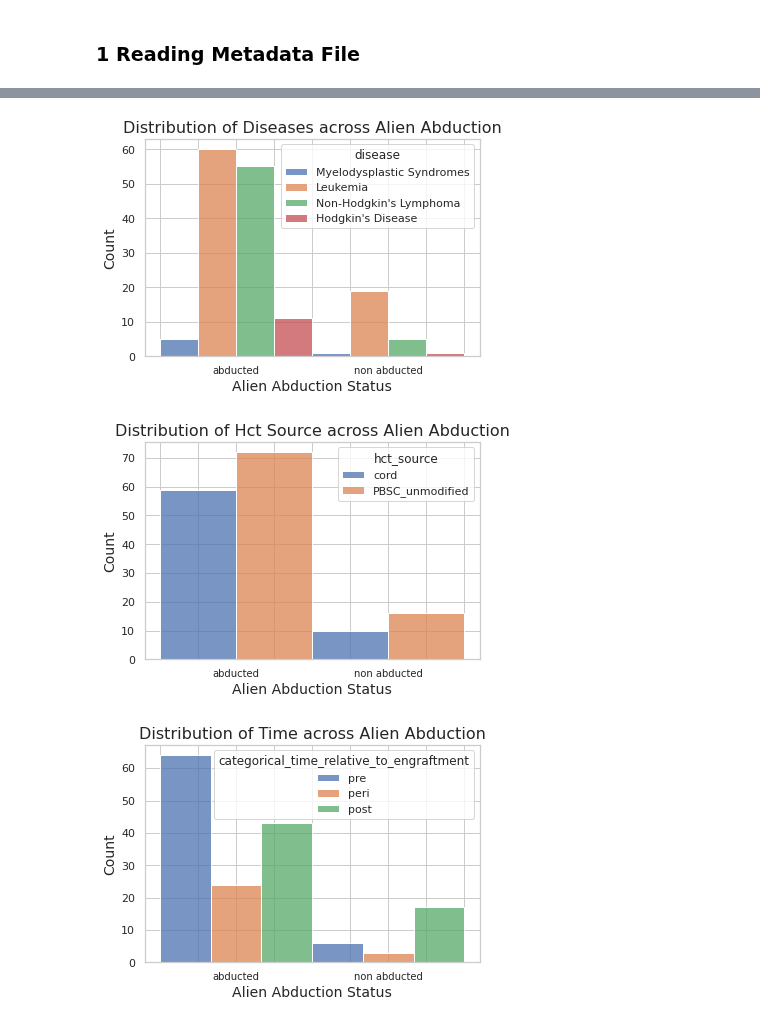
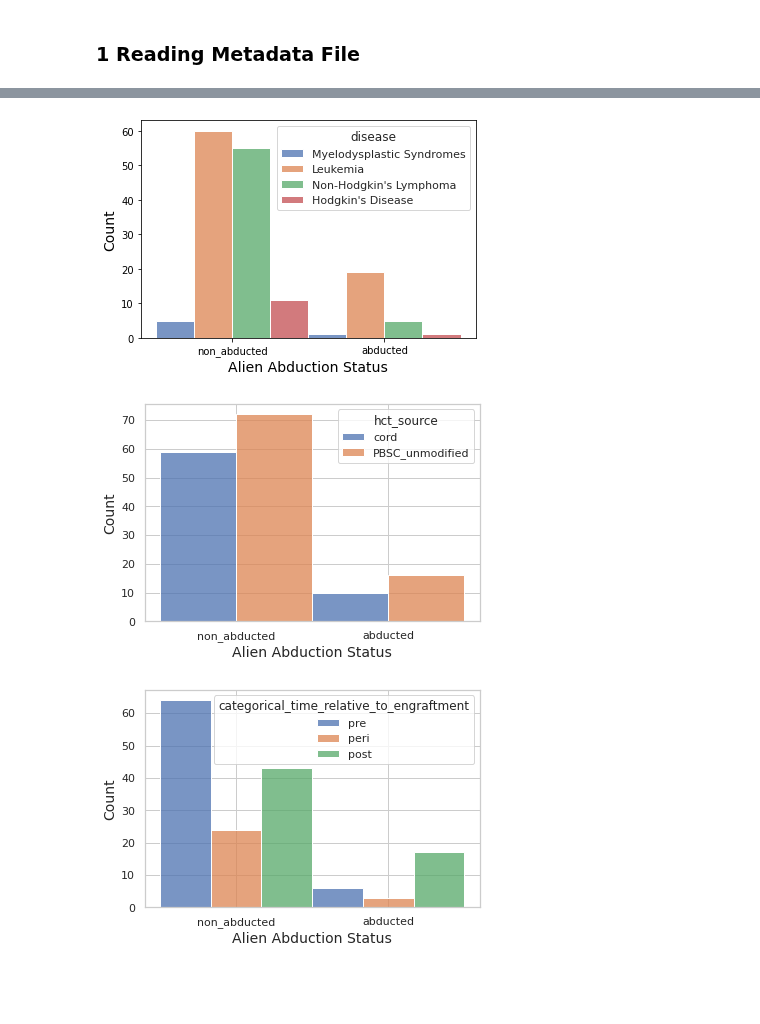
Before and after one commit to banucavlak/alien-cancer-cure, a Jupyter notebook: plots/metadata_plots.ipynb, the cells around one changed output, grey strips where cells are left out. Cells and saved outputs as stored; diff of their text form; code cells hidden in the pictures; blank space fills up the shorter version.

Commit message:
updating metadata plots

```diff
--- a/plots/metadata_plots.ipynb
+++ b/plots/metadata_plots.ipynb
@@ -9,7 +9,7 @@ import matplotlib.pyplot as plt
 # %% [markdown]
 ### **1 Reading Metadata File**
 # %%
-df_meta = pd.read_csv('../shared_data/metadata/sample_metadata.tsv', sep='\t')
+df_meta = pd.read_csv('../shared_data/metadata/str_metadata.tsv', sep='\t')
 # %%
 df_meta.head()
 # %% [output]
@@ -26,61 +26,58 @@ fig, ax = plt.subplots()
 
 sns.set_theme(style="whitegrid")
 
-# Draw a nested barplot by species and sex
 g = sns.histplot(
     data=df_meta, x="alleged_abduction", hue="disease", multiple='dodge', discrete=True, ax=ax
 )
 
-xtick_labels = ['', '','','abducted','','','', 'non abducted']
-ax.set_xticklabels(xtick_labels, fontsize=10);
+#xtick_labels = ['non abducted', 'abducted']
+#ax.set_xticklabels(xtick_labels, fontsize=10);
 ax.set_xlabel('Alien Abduction Status', fontsize=14)
 ax.set_ylabel('Count', fontsize=14)
-ax.set_title('Distribution of Diseases across Alien Abduction', fontsize=16);
+#ax.set_title('Distribution of Diseases across Alien Abduction', fontsize=16);
 #sns.move_legend(ax, "upper left", bbox_to_anchor=(1, 1))
 
 plt.savefig("metadata_disease" + ".pdf", dpi=600, format='pdf', transparent=False, bbox_inches='tight')
 # %% [output]
-[figure, old version]
+[figure, new version]
 # %%
 fig, ax = plt.subplots()
 
 sns.set_theme(style="whitegrid")
 
-# Draw a nested barplot by species and sex
 g = sns.histplot(
     data=df_meta, x="alleged_abduction", hue="hct_source", multiple='dodge', discrete=True, ax=ax
 )
 
-xtick_labels = ['', '','','abducted','','','', 'non abducted']
-ax.set_xticklabels(xtick_labels, fontsize=10);
+#xtick_labels = ['', '','','abducted','','','', 'non abducted']
+#ax.set_xticklabels(xtick_labels, fontsize=10);
 ax.set_xlabel('Alien Abduction Status', fontsize=14)
 ax.set_ylabel('Count', fontsize=14)
-ax.set_title('Distribution of Hct Source across Alien Abduction', fontsize=16);
+#ax.set_title('Distribution of Hct Source across Alien Abduction', fontsize=16);
 #sns.move_legend(ax, "upper left", bbox_to_anchor=(1, 1))
 
 plt.savefig("metadata_hct_source" + ".pdf", dpi=600, format='pdf', transparent=False, bbox_inches='tight')
 # %% [output]
-[figure, old version]
+[figure, new version]
 # %%
 fig, ax = plt.subplots()
 
 sns.set_theme(style="whitegrid")
 
-# Draw a nested barplot by species and sex
 g = sns.histplot(
     data=df_meta, x="alleged_abduction", hue="categorical_time_relative_to_engraftment", multiple='dodge', discrete=True, ax=ax
 )
 
-xtick_labels = ['', '','','abducted','','','', 'non abducted']
-ax.set_xticklabels(xtick_labels, fontsize=10);
+#xtick_labels = ['', '','','abducted','','','', 'non abducted']
+#ax.set_xticklabels(xtick_labels, fontsize=10);
 ax.set_xlabel('Alien Abduction Status', fontsize=14)
 ax.set_ylabel('Count', fontsize=14)
-ax.set_title('Distribution of Time across Alien Abduction', fontsize=16);
+#ax.set_title('Distribution of Time across Alien Abduction', fontsize=16);
 #sns.move_legend(ax, "upper left", bbox_to_anchor=(1, 1))
 
 plt.savefig("metadata_categorical_time" + ".pdf", dpi=600, format='pdf', transparent=False, bbox_inches='tight')
 # %% [output]
-[figure, old version]
+[figure, new version]
 # %%
 fig, ax = plt.subplots()
 
```
Also changed, not shown: parts of 3 cells of this notebook, 7 other files.
